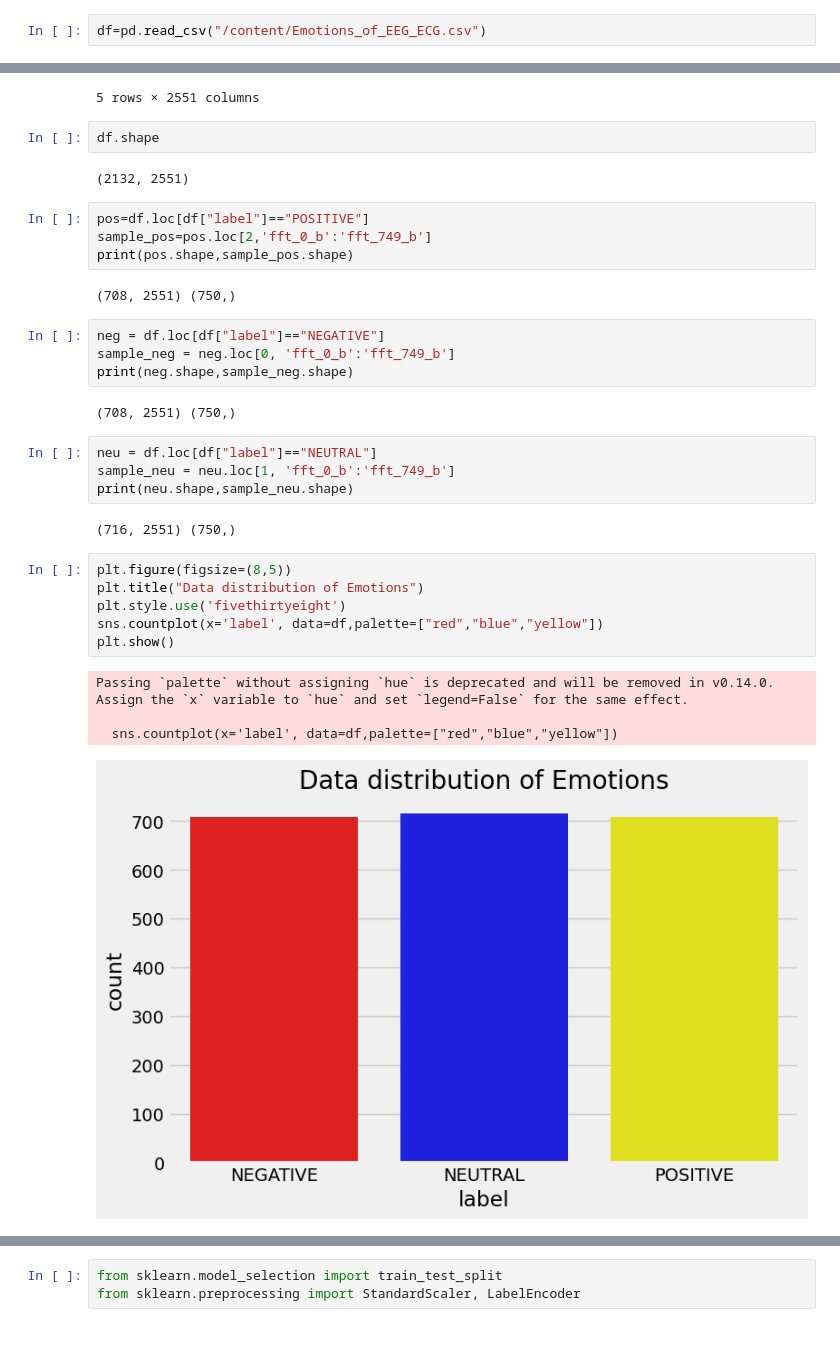
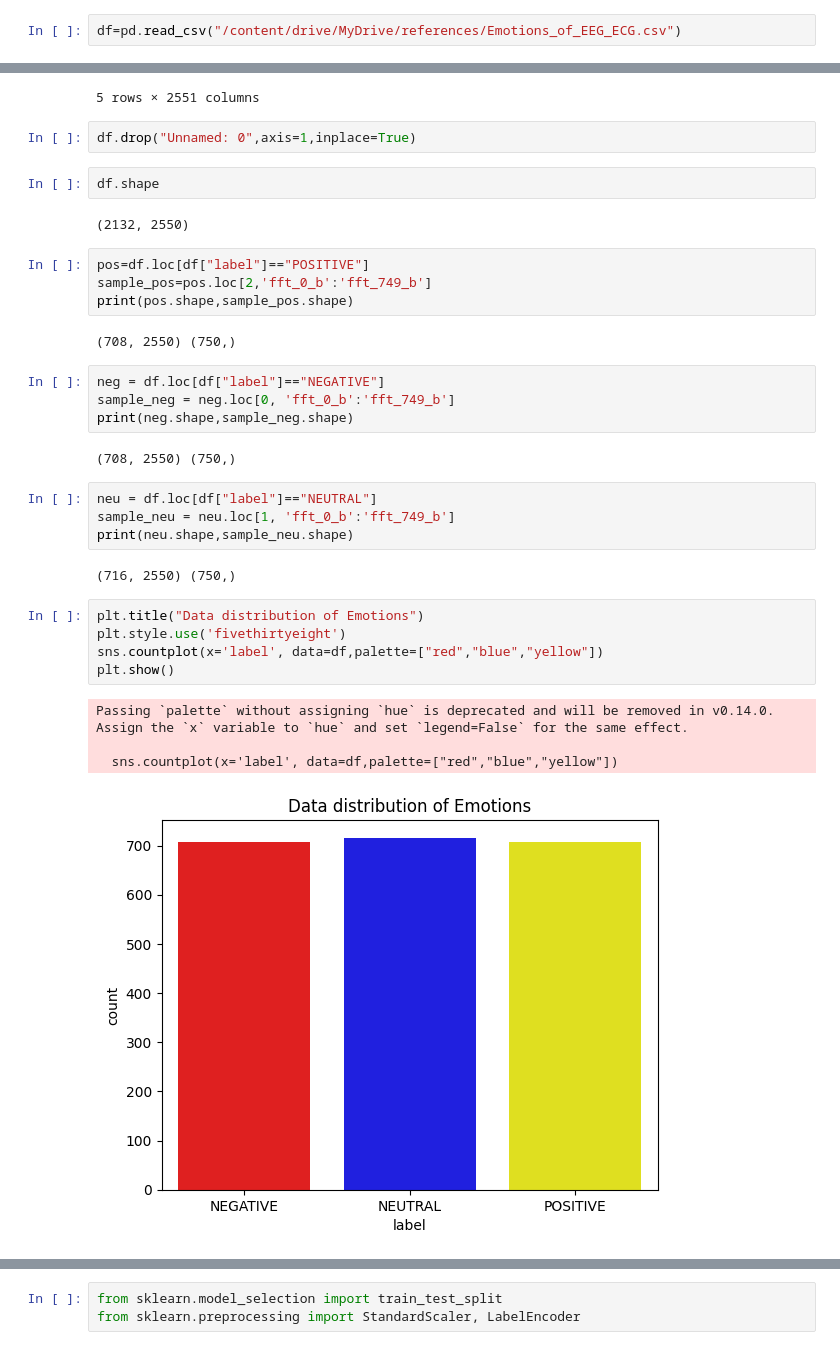
Before and after one commit to GOKULAPRASATH17/PROJECTS, a Jupyter notebook: Emotions_of_EEG_ECG.ipynb, the cells around one changed output, grey strips where cells are left out. Saved outputs shown, nothing was run; the diff lists cells and outputs as text.

```diff
--- a/Emotions_of_EEG_ECG.ipynb
+++ b/Emotions_of_EEG_ECG.ipynb
@@ -50,7 +121,7 @@ import numpy as np
 import seaborn as sns
 import matplotlib.pyplot as plt
 # %%
-df=pd.read_csv("/content/Emotions_of_EEG_ECG.csv")
+df=pd.read_csv("/content/drive/MyDrive/references/Emotions_of_EEG_ECG.csv")
 # %%
 df.head()
 # %% [output]
@@ -61,37 +132,38 @@ df.head()
 | 3 | 3 | 14.90 | 31.6 | -143.0 | 19.8 | 24.3 | -0.584 | -0.284 | 8.82 | ... |
 | 4 | 4 | 28.30 | 31.3 | 45.2 | 27.3 | 24.5 | 34.800 | -5.790 | 3.06 | ... |
 5 rows × 2551 columns
+# %%
+df.drop("Unnamed: 0",axis=1,inplace=True)
 # %%
 df.shape
 # %% [output]
-(2132, 2551)
+(2132, 2550)
 # %%
 pos=df.loc[df["label"]=="POSITIVE"]
 sample_pos=pos.loc[2,'fft_0_b':'fft_749_b']
 print(pos.shape,sample_pos.shape)
 # %% [output]
-(708, 2551) (750,)
+(708, 2550) (750,)
 # %%
 neg = df.loc[df["label"]=="NEGATIVE"]
 sample_neg = neg.loc[0, 'fft_0_b':'fft_749_b']
 print(neg.shape,sample_neg.shape)
 # %% [output]
-(708, 2551) (750,)
+(708, 2550) (750,)
 # %%
 neu = df.loc[df["label"]=="NEUTRAL"]
 sample_neu = neu.loc[1, 'fft_0_b':'fft_749_b']
 print(neu.shape,sample_neu.shape)
 # %% [output]
-(716, 2551) (750,)
+(716, 2550) (750,)
 # %%
-plt.figure(figsize=(8,5))
 plt.title("Data distribution of Emotions")
 plt.style.use('fivethirtyeight')
 sns.countplot(x='label', data=df,palette=["red","blue","yellow"])
 plt.show()
 # %% [output]
 Passing `palette` without assigning `hue` is deprecated and will be removed in v0.14.0. Assign the `x` variable to `hue` and set `legend=False` for the same effect.
 
   sns.countplot(x='label', data=df,palette=["red","blue","yellow"])
-[figure, old version]
+[figure, new version]
 # %%
```
Also changed, not shown: parts of 22 cells of this notebook.
